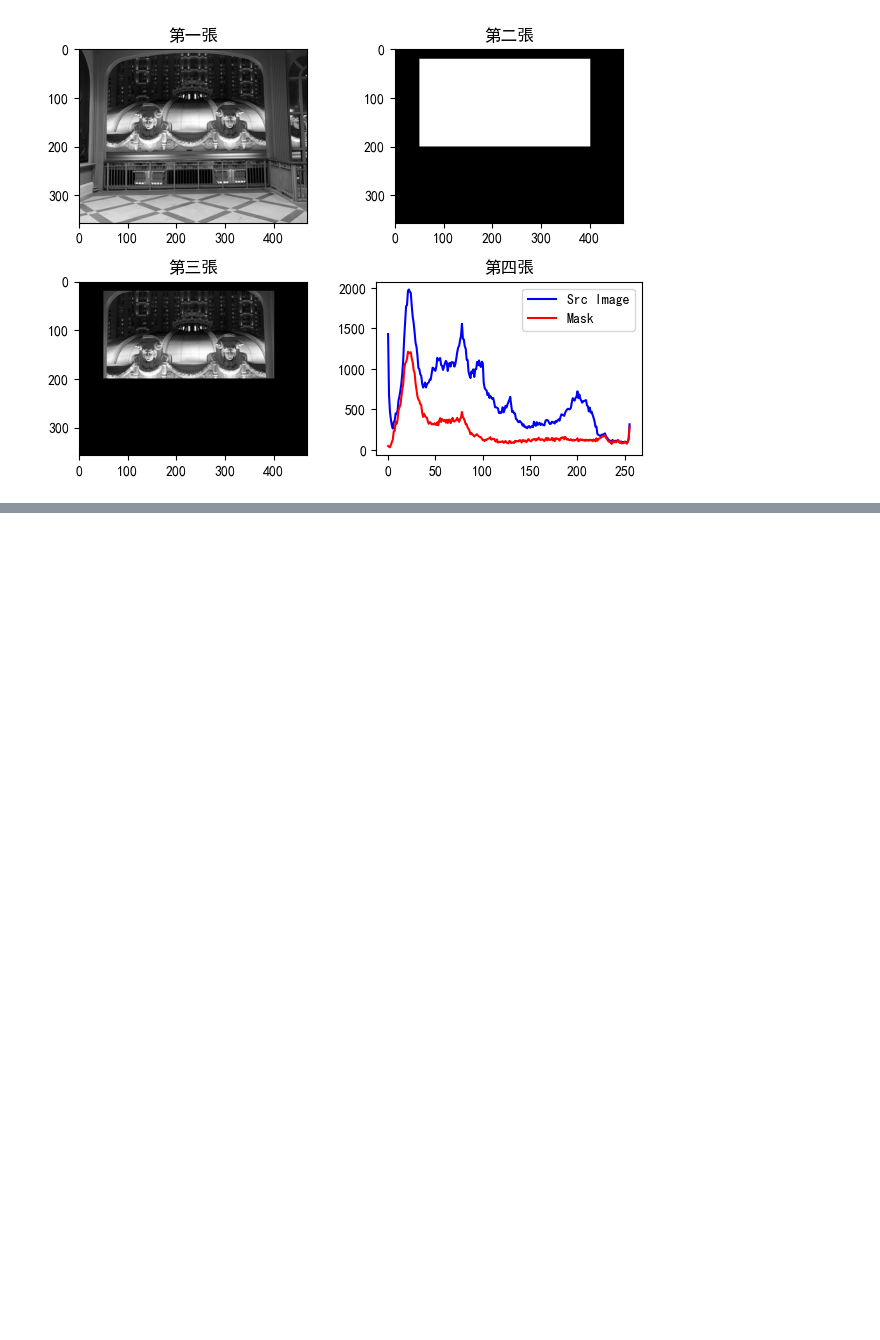
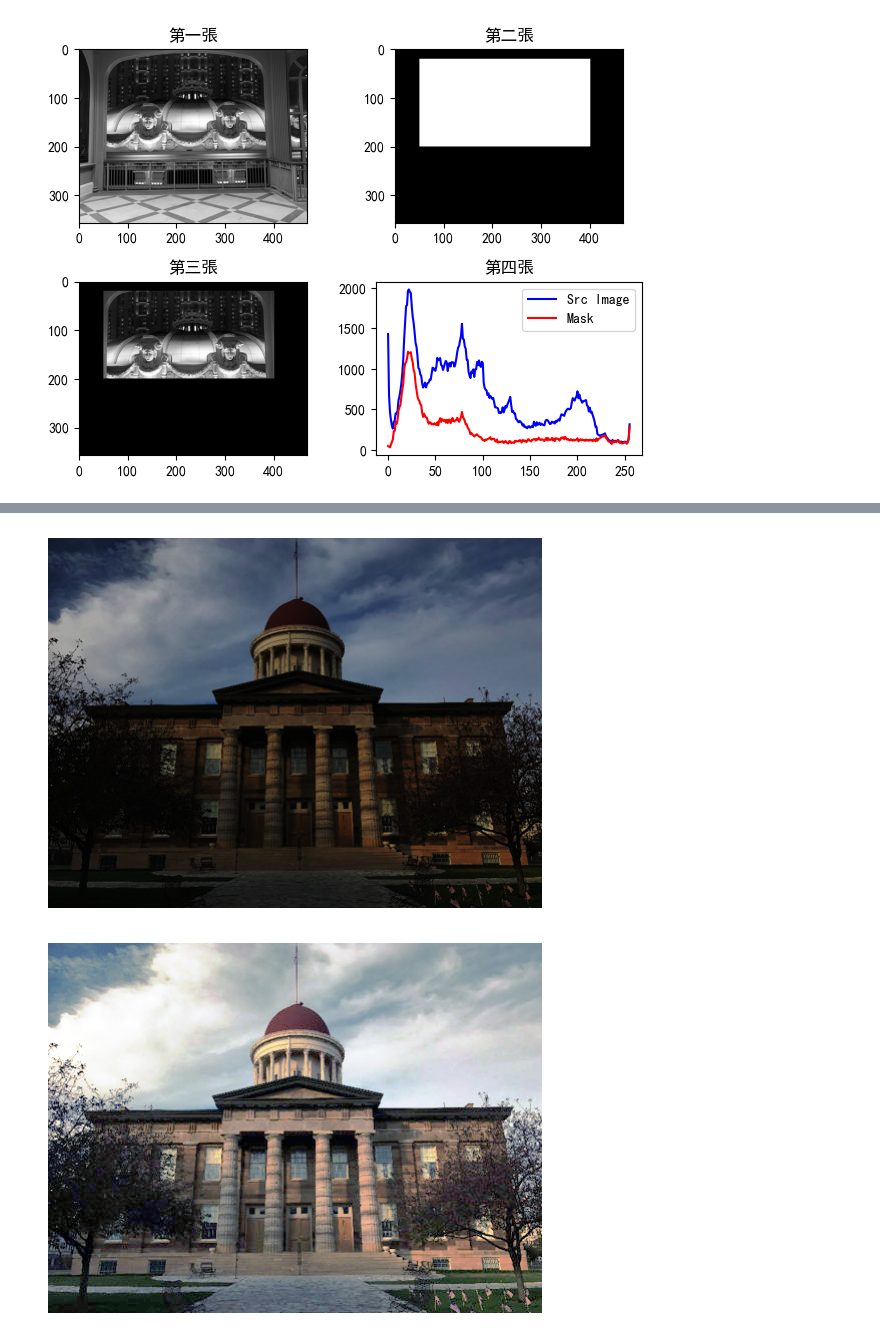
Before and after one commit to AnnaCheng58796907/yzu_CV, a Jupyter notebook: lesson12/lesson12_1.ipynb, the cells around one changed output, grey strips where cells are left out. Cells and saved outputs as stored; diff of their text form; code cells hidden in the pictures; blank space fills up the shorter version.

```diff
--- a/lesson12/lesson12_1.ipynb
+++ b/lesson12/lesson12_1.ipynb
@@ -238,0 +327,26 @@ plt.show()
+# %%
+# 直方圖均衡化
+# 應用於彩色影像
+
+import cv2
+import matplotlib.pyplot as plt
+
+src = cv2.imread("springfield.jpg", cv2.IMREAD_COLOR)
+cv2.imshow("Src", src)
+plt.axis("off")
+plt.imshow(cv2.cvtColor(src, cv2.COLOR_BGR2RGB))
+plt.show()
+(b, g, r) = cv2.split(src)              # 拆開彩色影像通道
+blue = cv2.equalizeHist(b)              # 均衡化 B 通道
+green = cv2.equalizeHist(g)             # 均衡化 G 通道
+red = cv2.equalizeHist(r)               # 均衡化 R 通道
+dst = cv2.merge((blue, green, red))     # 合併通道
+cv2.imshow("Dst", dst)
+plt.axis("off")
+plt.imshow(cv2.cvtColor(dst, cv2.COLOR_BGR2RGB))
+plt.show()
+cv2.waitKey(0)
+cv2.destroyAllWindows()
+# %% [output]
+[figure, added]
+[figure, added]
```
Also changed, not shown: parts of 5 cells of this notebook.
